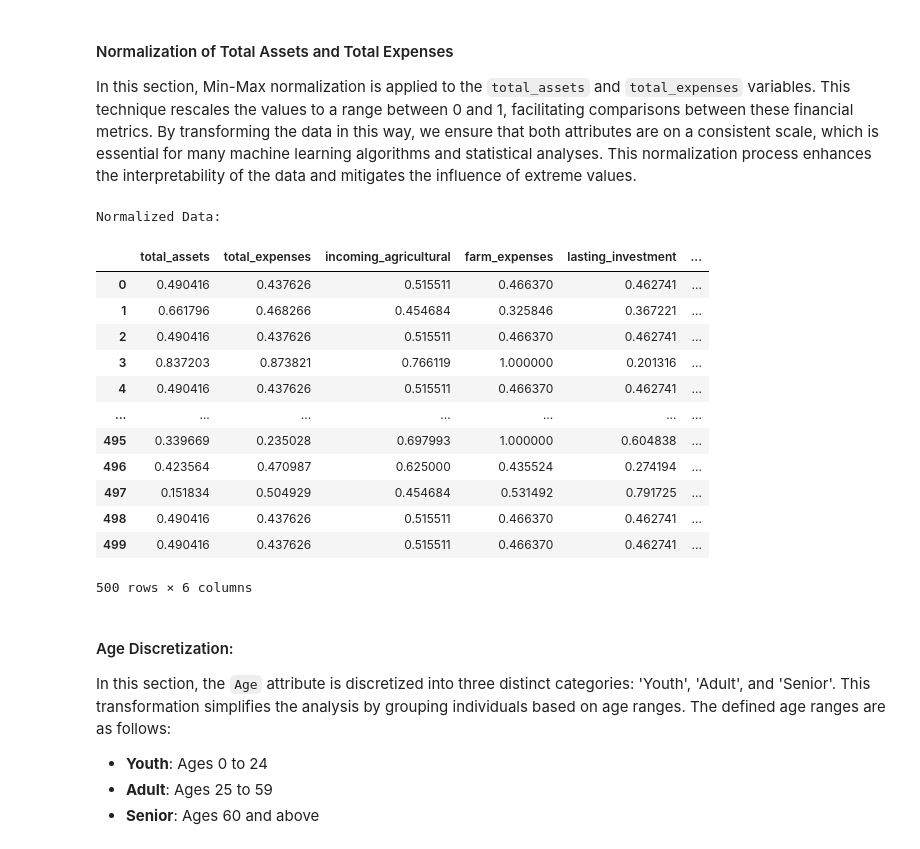
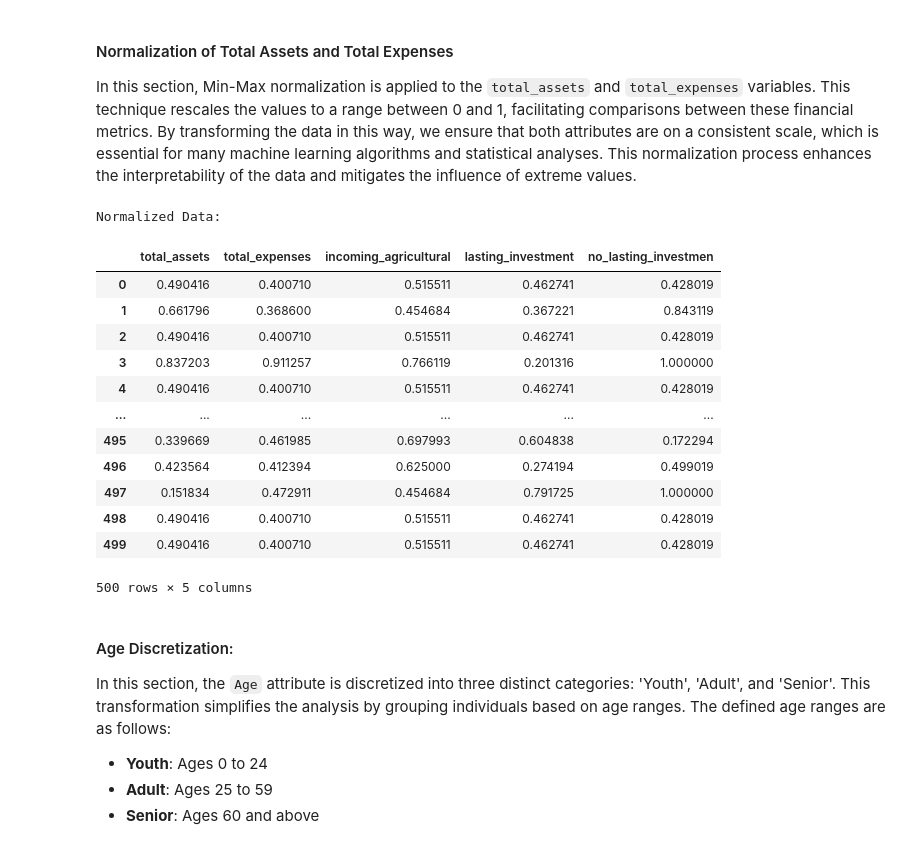
Before and after one commit to deemkj/IT326-project-depression, a Jupyter notebook: Copy_of_Phase_2_notebook_A.ipynb, the cells around one changed output. Drawn from its saved outputs; the diff is of its cells as text; code cells hidden in the pictures.

```diff
--- a/Copy_of_Phase_2_notebook_A.ipynb
+++ b/Copy_of_Phase_2_notebook_A.ipynb
@@ -172,15 +177,14 @@ plt.show()
 ##### Using a Pie Chart to show the Relationship Between Marriage and Depression
 The pie chart shows the relationship between marriage and depression. It indicates that 71.4% of depressed individuals are married.
 # %%
-
-sample['Married'] = sample['Married'].replace({1: 'Married', 0: 'Not Married'})
 depressed_sample = sample[sample['depressed'] == 1]
 marriage_count = depressed_sample['Married'].value_counts()
-plt.figure(figsize=(5, 5));
-plt.pie(marriage_count, labels=marriage_count.index, autopct='%1.1f%%', startangle=140, colors=['MediumPurple','lavender']);
-plt.title('The relationship between marraige and depression');
-plt.axis('equal');
-plt.show();
+labels = ['Married' if val == 1 else 'Not Married' for val in marriage_count.index]
+plt.figure(figsize=(5, 5))
+plt.pie(marriage_count, labels=labels, autopct='%1.1f%%', startangle=140, colors=['MediumPurple', 'lavender'])
+plt.title('The relationship between marriage and depression')
+plt.axis('equal')
+plt.show()
 # %% [output]
 [figure]
 # %% [markdown]
@@ -416,10 +409,10 @@ In this section, the attributes `gained_asset`, `durable_asset`, and `save_asset
 sample_preprocessed['total_assets'] = sample_preprocessed[['gained_asset', 'durable_asset', 'save_asset']].sum(axis=1)
 
 # Aggregate living_expenses and other_expenses into total_expenses
-sample_preprocessed['total_expenses'] = sample_preprocessed[['living_expenses', 'other_expenses']].sum(axis=1)
+sample_preprocessed['total_expenses'] = sample_preprocessed[['living_expenses', 'other_expenses', 'farm_expenses']].sum(axis=1)
 
 # Drop the original columns that were aggregated
-sample_preprocessed.drop(columns=['gained_asset', 'durable_asset', 'save_asset', 'living_expenses', 'other_expenses'], inplace=True)
+sample_preprocessed.drop(columns=['gained_asset', 'durable_asset', 'save_asset', 'living_expenses', 'other_expenses','farm_expenses'], inplace=True)
 
 # Display the updated DataFrame
 print("Updated Data with Aggregated Columns:")
@@ -449,39 +442,39 @@ In this section, Min-Max normalization is applied to the `total_assets` and `tot
 # %%
 from sklearn.preprocessing import MinMaxScaler
 
 # Select the columns for normalization
 columns_to_normalize = ['total_assets', 'total_expenses',
-                         'incoming_agricultural', 'farm_expenses',
+                         'incoming_agricultural',
                          'lasting_investment', 'no_lasting_investmen']
 
 # Normalize the specified columns using MinMaxScaler
 scaler = MinMaxScaler()
 sample_preprocessed[columns_to_normalize] = scaler.fit_transform(sample_preprocessed[columns_to_normalize])
 
 # Round the normalized values to 8 decimal places
 sample_preprocessed[columns_to_normalize] = sample_preprocessed[columns_to_normalize].round(8)
 
 # Display the normalized DataFrame with rounded values
 print("Normalized Data:")
 display(sample_preprocessed[columns_to_normalize])
 
 # Save the updated DataFrame to 'Cleaned_dataset.csv'
 sample_preprocessed.to_csv('Cleaned_dataset.csv', index=False)
 # %% [output]
 Normalized Data:
-|  | total_assets | total_expenses | incoming_agricultural | farm_expenses | lasting_investment | ... |
-| 0 | 0.490416 | 0.437626 | 0.515511 | 0.466370 | 0.462741 | ... |
-| 1 | 0.661796 | 0.468266 | 0.454684 | 0.325846 | 0.367221 | ... |
-| 2 | 0.490416 | 0.437626 | 0.515511 | 0.466370 | 0.462741 | ... |
-| 3 | 0.837203 | 0.873821 | 0.766119 | 1.000000 | 0.201316 | ... |
-| 4 | 0.490416 | 0.437626 | 0.515511 | 0.466370 | 0.462741 | ... |
-| ... | ... | ... | ... | ... | ... | ... |
-| 495 | 0.339669 | 0.235028 | 0.697993 | 1.000000 | 0.604838 | ... |
-| 496 | 0.423564 | 0.470987 | 0.625000 | 0.435524 | 0.274194 | ... |
-| 497 | 0.151834 | 0.504929 | 0.454684 | 0.531492 | 0.791725 | ... |
-| 498 | 0.490416 | 0.437626 | 0.515511 | 0.466370 | 0.462741 | ... |
-| 499 | 0.490416 | 0.437626 | 0.515511 | 0.466370 | 0.462741 | ... |
+|  | total_assets | total_expenses | incoming_agricultural | lasting_investment | no_lasting_investmen |
+| 0 | 0.490416 | 0.400710 | 0.515511 | 0.462741 | 0.428019 |
+| 1 | 0.661796 | 0.368600 | 0.454684 | 0.367221 | 0.843119 |
+| 2 | 0.490416 | 0.400710 | 0.515511 | 0.462741 | 0.428019 |
+| 3 | 0.837203 | 0.911257 | 0.766119 | 0.201316 | 1.000000 |
+| 4 | 0.490416 | 0.400710 | 0.515511 | 0.462741 | 0.428019 |
+| ... | ... | ... | ... | ... | ... |
+| 495 | 0.339669 | 0.461985 | 0.697993 | 0.604838 | 0.172294 |
+| 496 | 0.423564 | 0.412394 | 0.625000 | 0.274194 | 0.499019 |
+| 497 | 0.151834 | 0.472911 | 0.454684 | 0.791725 | 1.000000 |
+| 498 | 0.490416 | 0.400710 | 0.515511 | 0.462741 | 0.428019 |
+| 499 | 0.490416 | 0.400710 | 0.515511 | 0.462741 | 0.428019 |
-500 rows × 6 columns
+500 rows × 5 columns
 # %% [markdown]
 #### Age Discretization:
 
```
Also changed, not shown: parts of 16 cells of this notebook.
